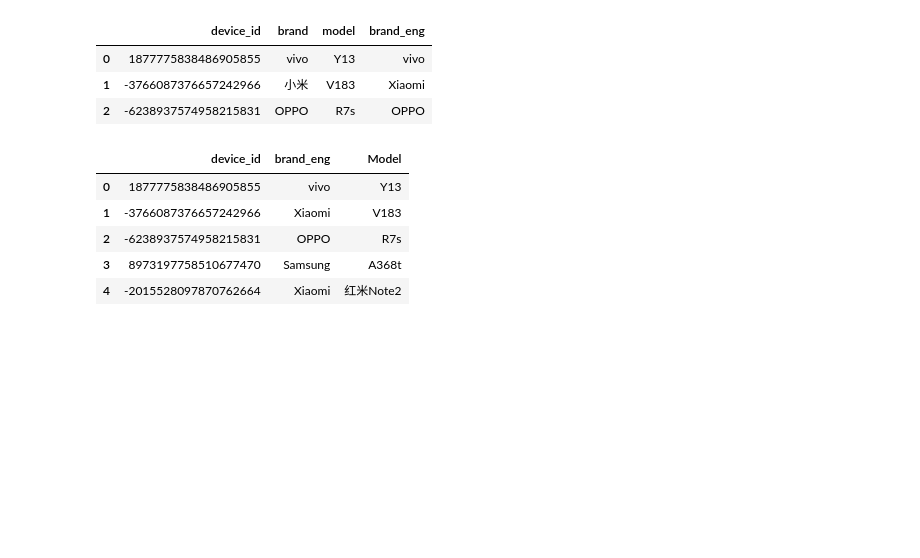
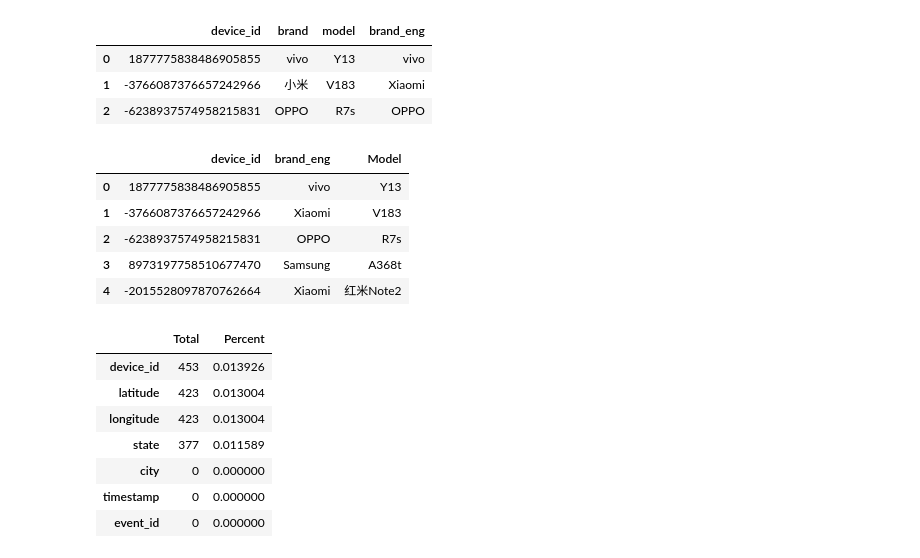
Before and after one commit to pathakchiranjit/Capstone_CDF_April21, a Jupyter notebook: CDF_projects_1004.ipynb, the cells around one changed output. Drawn from its saved outputs; the diff is of its cells as text; code cells hidden in the pictures; blank space fills up the shorter version.

```diff
--- a/CDF_projects_1004.ipynb
+++ b/CDF_projects_1004.ipynb
@@ -215,3 +215,18 @@ df2.head()
 | 2 | -6238937574958215831 | OPPO | R7s |
 | 3 | 8973197758510677470 | Samsung | A368t |
 | 4 | -2015528097870762664 | Xiaomi | 红米Note2 |
+# %%
+def missing_data(data):
+    total = data.isnull().sum().sort_values(ascending = False)
+    percent = (data.isnull().sum()/data.isnull().count()*100).sort_values(ascending = False)
+    return pd.concat([total, percent], axis=1, keys=['Total', 'Percent'])
+missing_data(project_df)
+# %% [output]
+|  | Total | Percent |
+| device_id | 453 | 0.013926 |
+| latitude | 423 | 0.013004 |
+| longitude | 423 | 0.013004 |
+| state | 377 | 0.011589 |
+| city | 0 | 0.000000 |
+| timestamp | 0 | 0.000000 |
+| event_id | 0 | 0.000000 |
```
Also changed, not shown: parts of 2 cells of this notebook.
